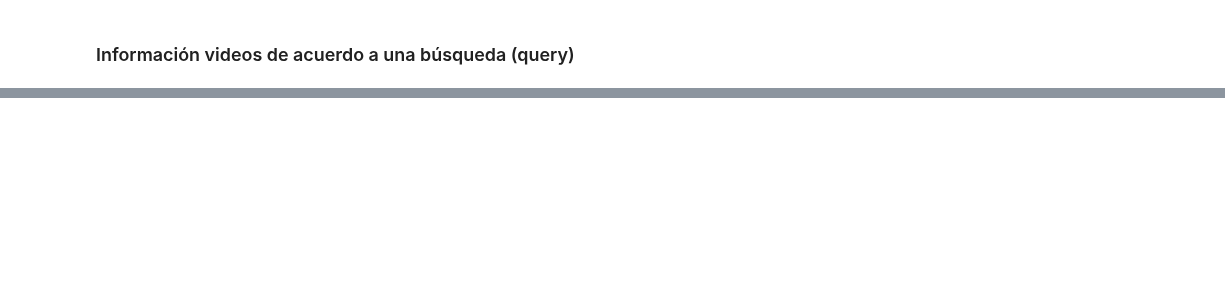
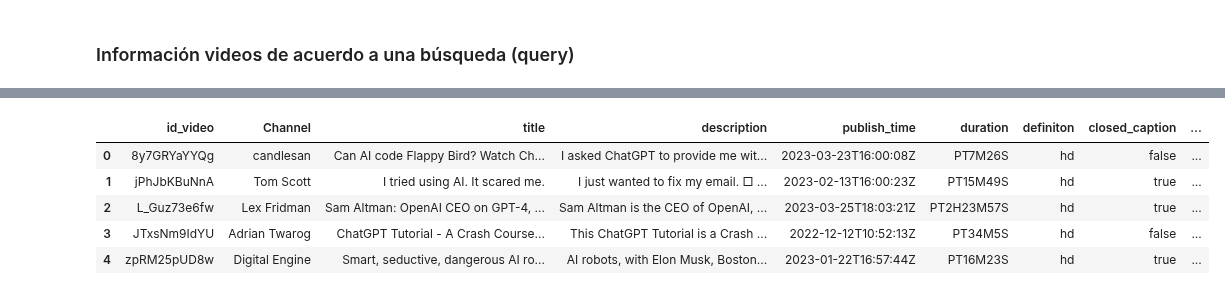
Before and after one commit to nichoces/dsft-jun23, a Jupyter notebook: 2_Data_analysis/5-APIs/APIs/Teoría/Web data.ipynb, the cells around one changed output, grey strips where cells are left out. Saved outputs shown, nothing was run; the diff lists cells and outputs as text; code cells hidden in the pictures; blank space fills up the shorter version.

```diff
--- a/2_Data_analysis/5-APIs/APIs/Teoría/Web data.ipynb
+++ b/2_Data_analysis/5-APIs/APIs/Teoría/Web data.ipynb
@@ -355,2 +665,77 @@ from googleapiclient.discovery import build
+# %%
+search_response = youtube.search().list(
+  q="Chat gpt",
+  part="snippet",
+  order="viewCount",
+  type="video",
+  maxResults=50
+).execute()
+
+id_video = []
+channelTitle = []
+publish_time = []
+description = []
+title_video = []
+
+for search_result in search_response.get("items", []):
+    id_video.append(search_result["id"]["videoId"])
+    channelTitle.append(search_result["snippet"]["channelTitle"])
+    publish_time.append(search_result["snippet"]["publishTime"])
+    description.append(search_result["snippet"]["description"])
+    title_video.append(search_result["snippet"]["title"])
+
+
+duration = []
+definition = []
+closed_caption = []
+license_content = []
+madeforkids = []
+view_count = []
+like_count = []
+favorite_count = []
+comment_count = []
+license = []
+
+for id_video_search in id_video:
+    video_info_response = youtube.videos().list(
+      part = ["contentDetails", "statistics","status"],
+      id = id_video_search
+    ).execute()
+    duration .append(video_info_response["items"][0]['contentDetails']["duration"])
+    definition.append(video_info_response["items"][0]['contentDetails']["definition"])
+    closed_caption.append(video_info_response["items"][0]['contentDetails']["caption"])
+    license_content.append(video_info_response["items"][0]['contentDetails']["licensedContent"])
+    madeforkids.append(video_info_response["items"][0]['status']["madeForKids"])
+    license.append(video_info_response["items"][0]['status']["license"])
+    view_count.append(video_info_response["items"][0]['statistics']["viewCount"])
+    like_count.append(video_info_response["items"][0]['statistics']["likeCount"])
+    favorite_count.append(video_info_response["items"][0]['statistics']["favoriteCount"])
+    comment_count.append(video_info_response["items"][0]['statistics']["commentCount"])
+
+
+df_youtube = pd.DataFrame({"id_video": id_video,
+                           "Channel": channelTitle,
+                           "title" : title_video,
+                           "description": description,
+                           "publish_time": publish_time,
+                           "duration":duration,
+                           "definiton": definition,
+                           "closed_caption":closed_caption,
+                           "license_content": license_content,
+                           "madeforkids":madeforkids,
+                           "license": license,
+                           "view_count": view_count,
+                           "like_count":like_count,
+                           "favorite_count" : favorite_count,
+                           "comment_count": comment_count
+                           })
+df_youtube.head()
+# %% [output]
+|  | id_video | Channel | title | description | publish_time | duration | definiton | closed_caption | ... |
+| 0 | 8y7GRYaYYQg | candlesan | Can AI code Flappy Bird? Watch Ch... | I asked ChatGPT to provide me wit... | 2023-03-23T16:00:08Z | PT7M26S | hd | false | ... |
+| 1 | jPhJbKBuNnA | Tom Scott | I tried using AI. It scared me. | I just wanted to fix my email. □ ... | 2023-02-13T16:00:23Z | PT15M49S | hd | true | ... |
+| 2 | L_Guz73e6fw | Lex Fridman | Sam Altman: OpenAI CEO on GPT-4, ... | Sam Altman is the CEO of OpenAI, ... | 2023-03-25T18:03:21Z | PT2H23M57S | hd | true | ... |
+| 3 | JTxsNm9IdYU | Adrian Twarog | ChatGPT Tutorial - A Crash Course... | This ChatGPT Tutorial is a Crash ... | 2022-12-12T10:52:13Z | PT34M5S | hd | false | ... |
+| 4 | zpRM25pUD8w | Digital Engine | Smart, seductive, dangerous AI ro... | AI robots, with Elon Musk, Boston... | 2023-01-22T16:57:44Z | PT16M23S | hd | true | ... |
 # %%
 df_youtube.to_csv("data/df_youtube_chagpt.csv")
```
Also changed, not shown: parts of 78 cells of this notebook, 2 other files.
